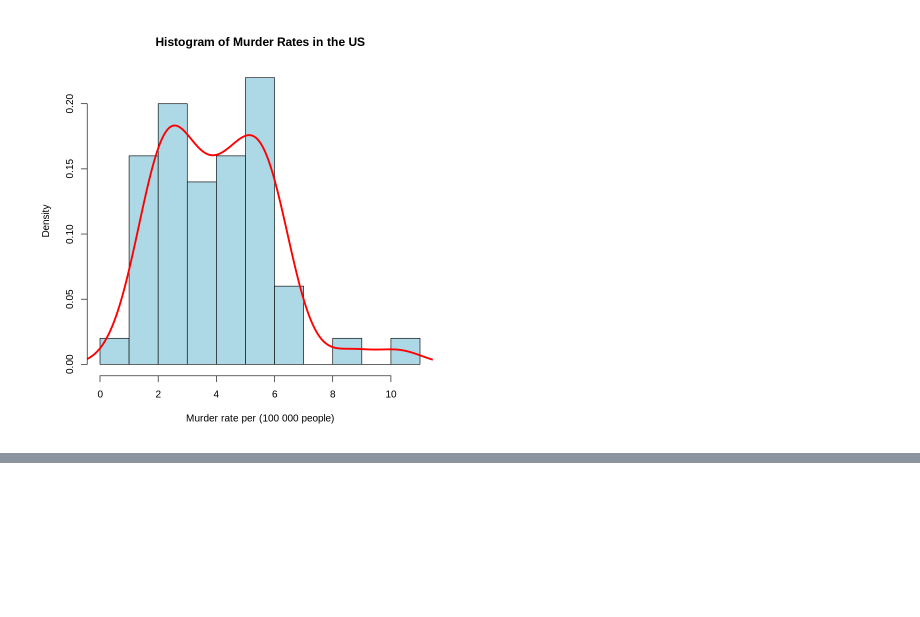
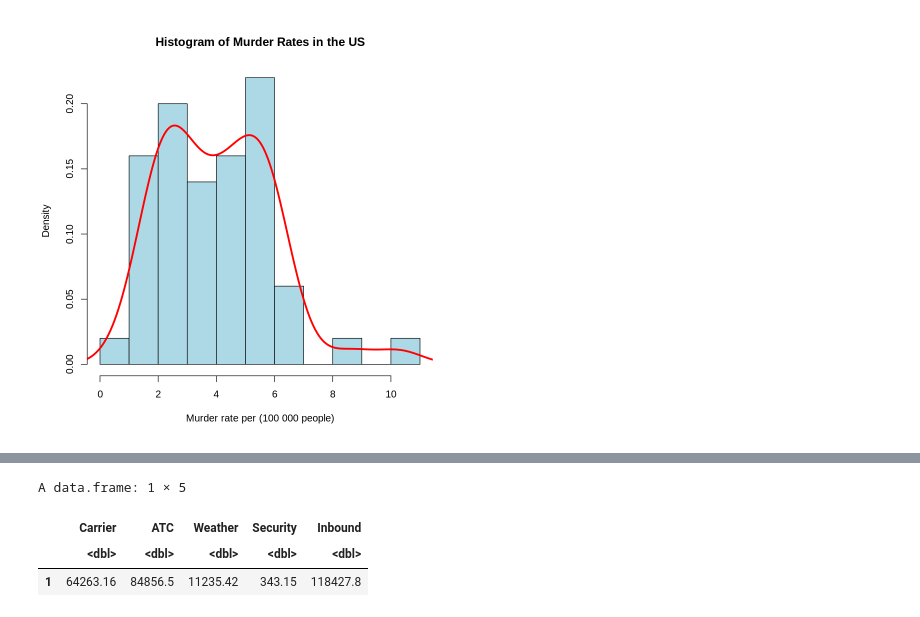
Before and after one commit to davidofitaly/notes_02_50_key_stats_ds, a Jupyter notebook: 01_chapter/01_raw_notes.ipynb, the cells around one changed output, grey strips where cells are left out. Drawn from its saved outputs; the diff is of its cells as text; code cells hidden in the pictures; blank space fills up the shorter version.

```diff
--- a/01_chapter/01_raw_notes.ipynb
+++ b/01_chapter/01_raw_notes.ipynb
@@ -470,0 +512,14 @@ lines(density(data_state[['Murder.Rate']]), lwd=3, col='red')  # Red line with a
+# %%
+# Define the URL of the CSV file on GitHub
+url <- "https://raw.githubusercontent.com/davidofitaly/notes_02_50_key_stats_ds/main/01_chapter/files/dfw_airline.csv"
+
+# Load the data from the CSV file into the variable 'data_dfw'
+data_dfw <- read.csv(url)
+
+# Display the first few rows of the loaded dataset
+head(data_dfw)
+# %% [output]
+A data.frame: 1 × 5
+|  | Carrier | ATC | Weather | Security | Inbound |
+|  | <dbl> | <dbl> | <dbl> | <dbl> | <dbl> |
+| 1 | 64263.16 | 84856.5 | 11235.42 | 343.15 | 118427.8 |
```
Also changed, not shown: parts of 6 cells of this notebook.
